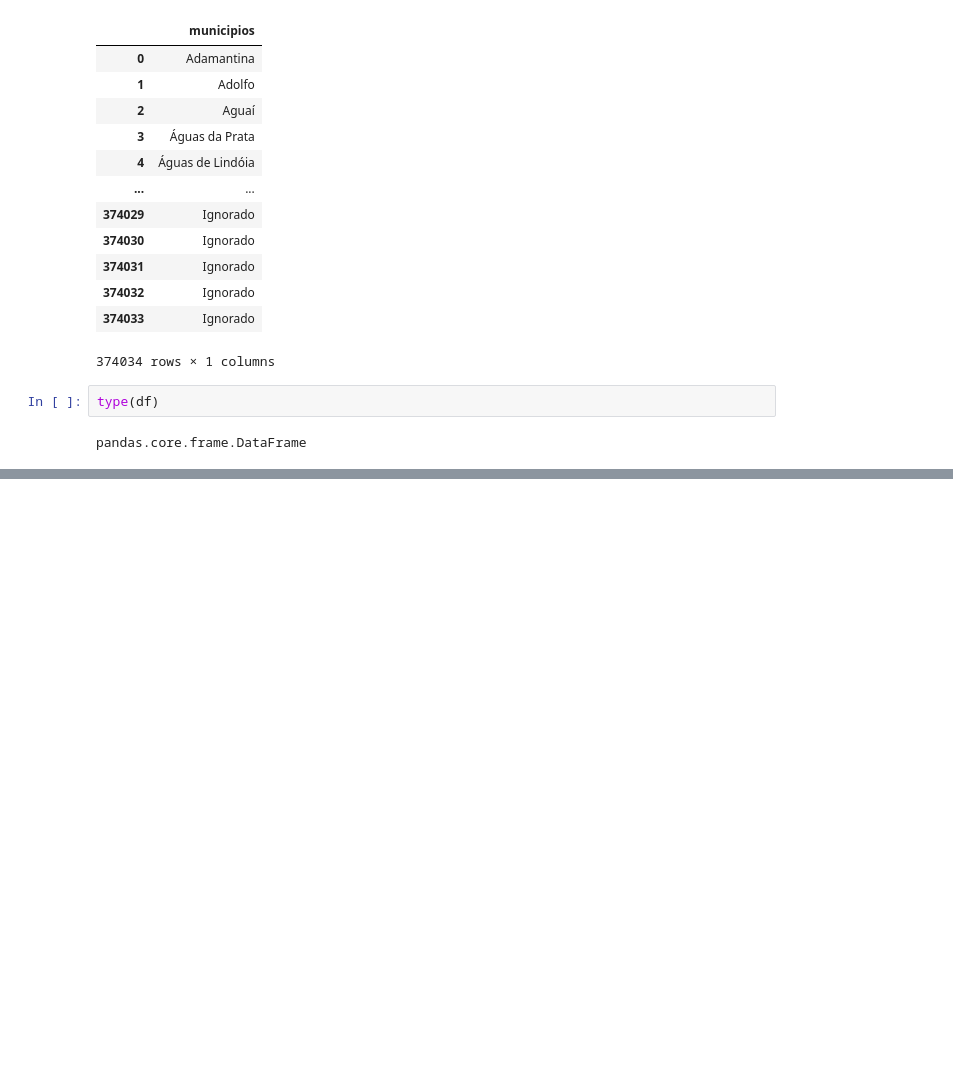
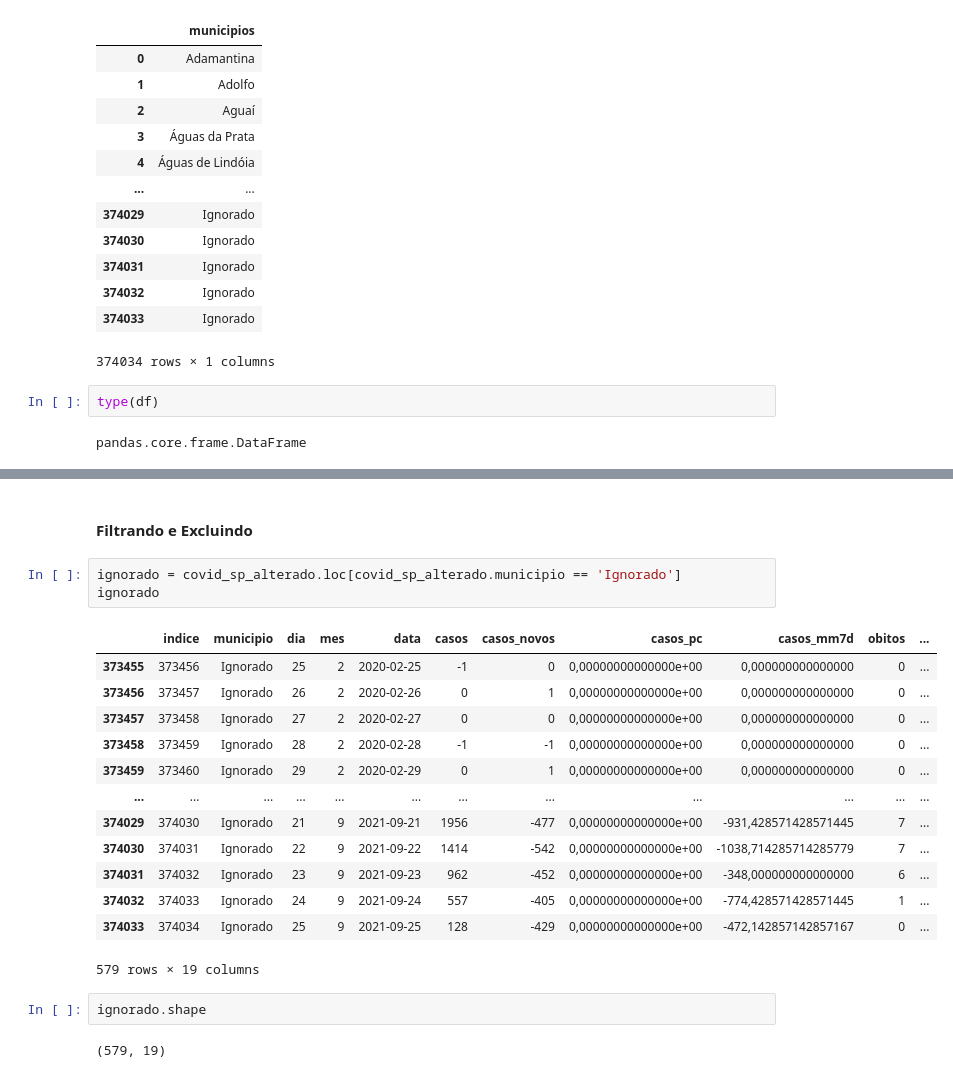
Before and after one commit to RafaPassos-RAP/COVID-19_DataAnalysis_SP, a Jupyter notebook: tratamento.ipynb, the cells around one changed output, grey strips where cells are left out. Saved outputs shown, nothing was run; the diff lists cells and outputs as text; blank space fills up the shorter version.

```diff
--- a/tratamento.ipynb
+++ b/tratamento.ipynb
@@ -365,0 +424,23 @@ pandas.core.frame.DataFrame
+# %% [markdown]
+#### Filtrando e Excluindo
+# %%
+ignorado = covid_sp_alterado.loc[covid_sp_alterado.municipio == 'Ignorado']
+ignorado
+# %% [output]
+|  | indice | municipio | dia | mes | data | casos | casos_novos | casos_pc | casos_mm7d | obitos | ... |
+| 373455 | 373456 | Ignorado | 25 | 2 | 2020-02-25 | -1 | 0 | 0,00000000000000e+00 | 0,000000000000000 | 0 | ... |
+| 373456 | 373457 | Ignorado | 26 | 2 | 2020-02-26 | 0 | 1 | 0,00000000000000e+00 | 0,000000000000000 | 0 | ... |
+| 373457 | 373458 | Ignorado | 27 | 2 | 2020-02-27 | 0 | 0 | 0,00000000000000e+00 | 0,000000000000000 | 0 | ... |
+| 373458 | 373459 | Ignorado | 28 | 2 | 2020-02-28 | -1 | -1 | 0,00000000000000e+00 | 0,000000000000000 | 0 | ... |
+| 373459 | 373460 | Ignorado | 29 | 2 | 2020-02-29 | 0 | 1 | 0,00000000000000e+00 | 0,000000000000000 | 0 | ... |
+| ... | ... | ... | ... | ... | ... | ... | ... | ... | ... | ... | ... |
+| 374029 | 374030 | Ignorado | 21 | 9 | 2021-09-21 | 1956 | -477 | 0,00000000000000e+00 | -931,428571428571445 | 7 | ... |
+| 374030 | 374031 | Ignorado | 22 | 9 | 2021-09-22 | 1414 | -542 | 0,00000000000000e+00 | -1038,714285714285779 | 7 | ... |
+| 374031 | 374032 | Ignorado | 23 | 9 | 2021-09-23 | 962 | -452 | 0,00000000000000e+00 | -348,000000000000000 | 6 | ... |
+| 374032 | 374033 | Ignorado | 24 | 9 | 2021-09-24 | 557 | -405 | 0,00000000000000e+00 | -774,428571428571445 | 1 | ... |
+| 374033 | 374034 | Ignorado | 25 | 9 | 2021-09-25 | 128 | -429 | 0,00000000000000e+00 | -472,142857142857167 | 0 | ... |
+579 rows × 19 columns
+# %%
+ignorado.shape
+# %% [output]
+(579, 19)
```
Also changed, not shown: parts of 21 cells of this notebook.
